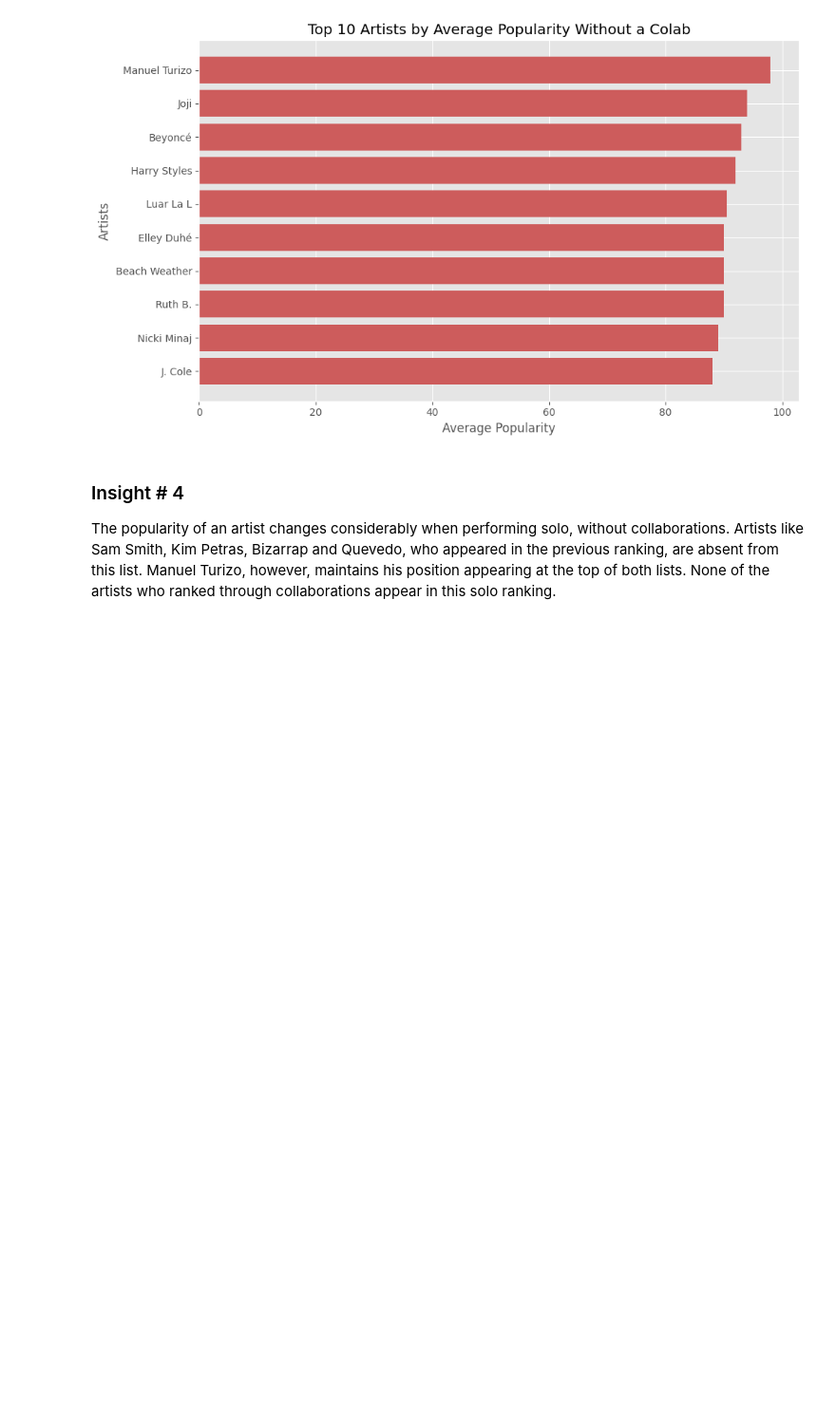
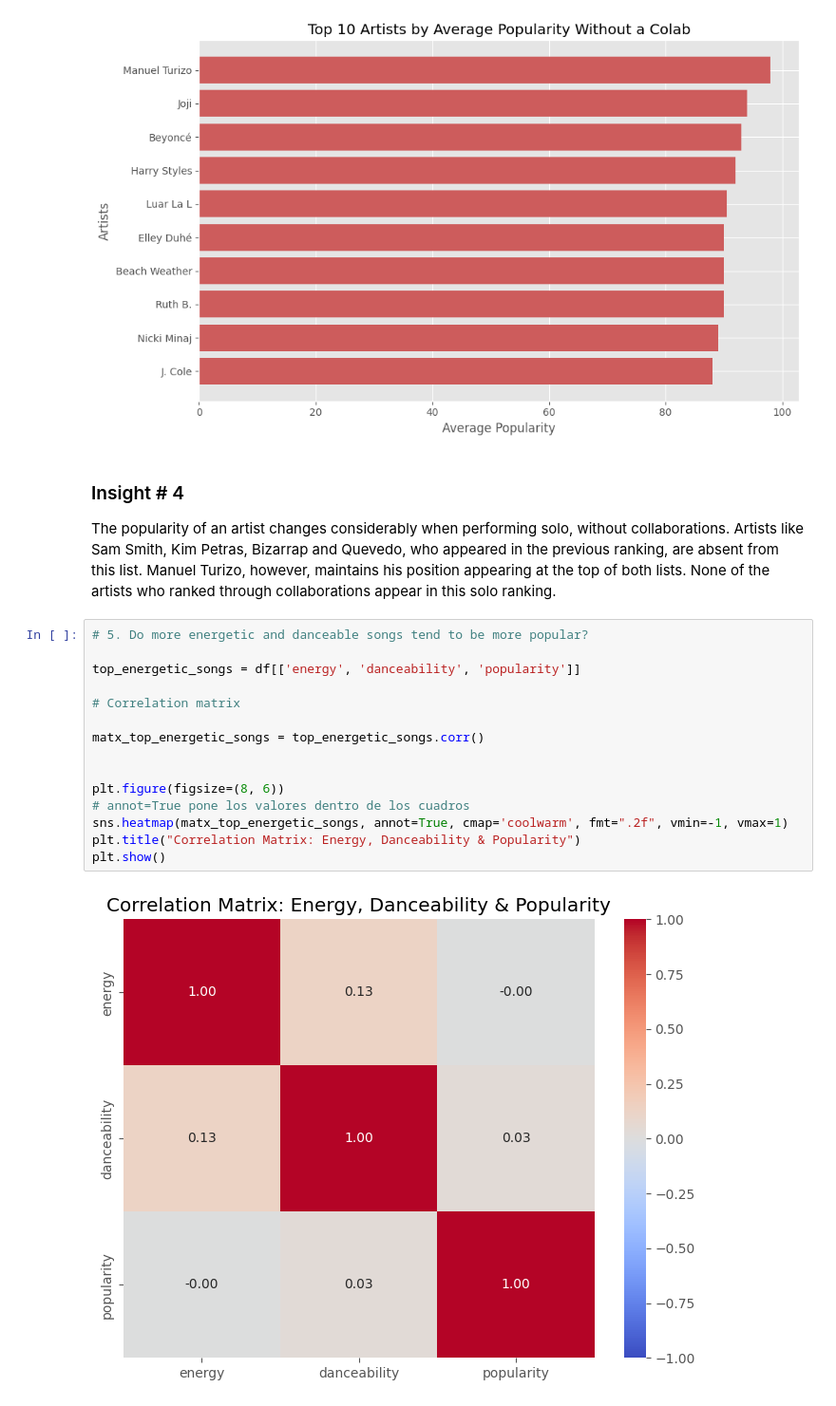
Before and after one commit to EmmanuelMG7/spotify-music-analysis, a Jupyter notebook: notebooks/01_exploration.ipynb, the cells around one changed output. Shown at 95% size. Drawn from its saved outputs; the diff is of its cells as text; blank space fills up the shorter version.

Commit message:
feat: add question 5 analysis - energy and danceability vs popularity

```diff
--- a/notebooks/01_exploration.ipynb
+++ b/notebooks/01_exploration.ipynb
@@ -217,3 +218,20 @@ plt.show()
 # %% [markdown]
 ### Insight # 4
 The popularity of an artist changes considerably when performing solo, without collaborations. Artists like Sam Smith, Kim Petras, Bizarrap and Quevedo, who appeared in the previous ranking, are absent from this list. Manuel Turizo, however, maintains his position appearing at the top of both lists. None of the artists who ranked through collaborations appear in this solo ranking.
+# %%
+# 5. Do more energetic and danceable songs tend to be more popular?
+
+top_energetic_songs = df[['energy', 'danceability', 'popularity']]
+
+# Correlation matrix
+
+matx_top_energetic_songs = top_energetic_songs.corr()
+
+
+plt.figure(figsize=(8, 6))
+# annot=True pone los valores dentro de los cuadros
+sns.heatmap(matx_top_energetic_songs, annot=True, cmap='coolwarm', fmt=".2f", vmin=-1, vmax=1)
+plt.title("Correlation Matrix: Energy, Danceability & Popularity")
+plt.show()
+# %% [output]
+[figure, added]
```
Also changed, not shown: parts of 2 cells of this notebook.
